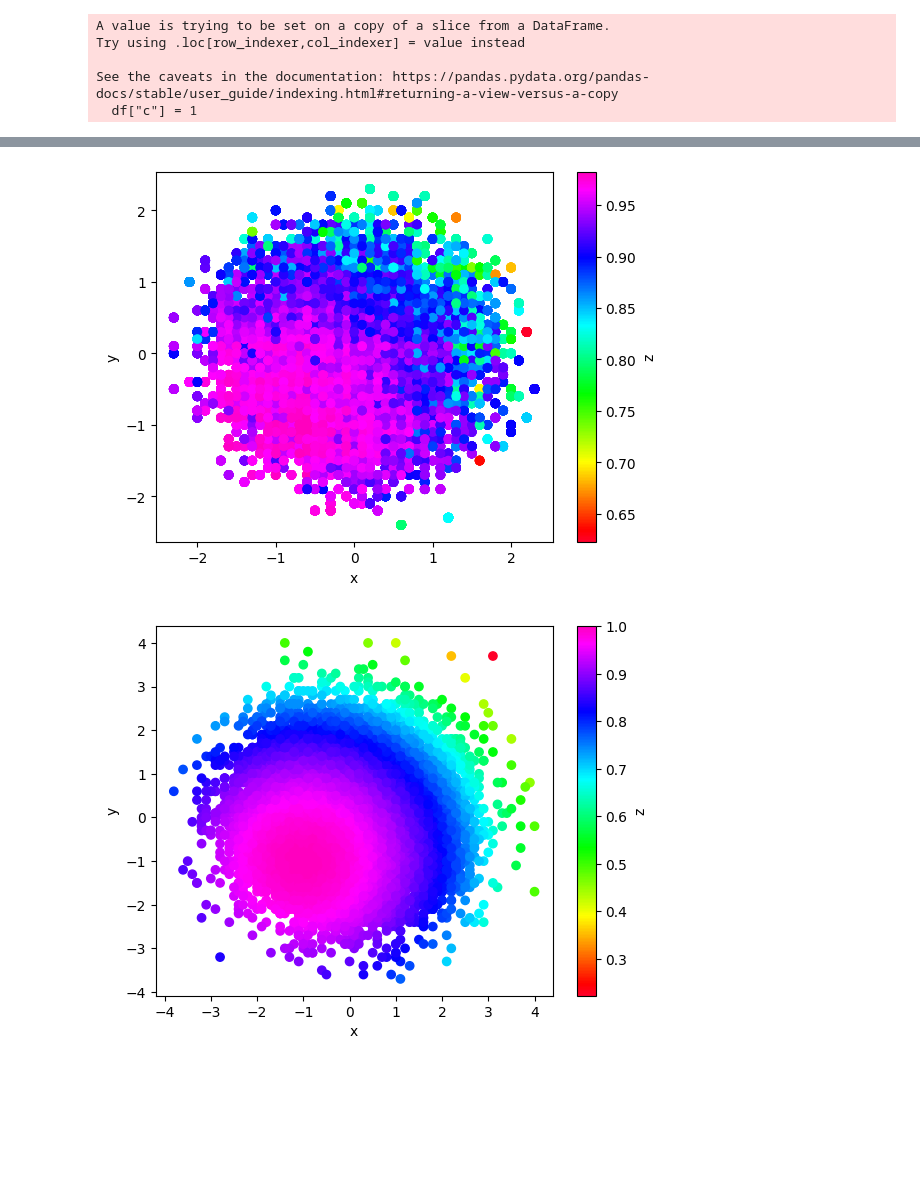
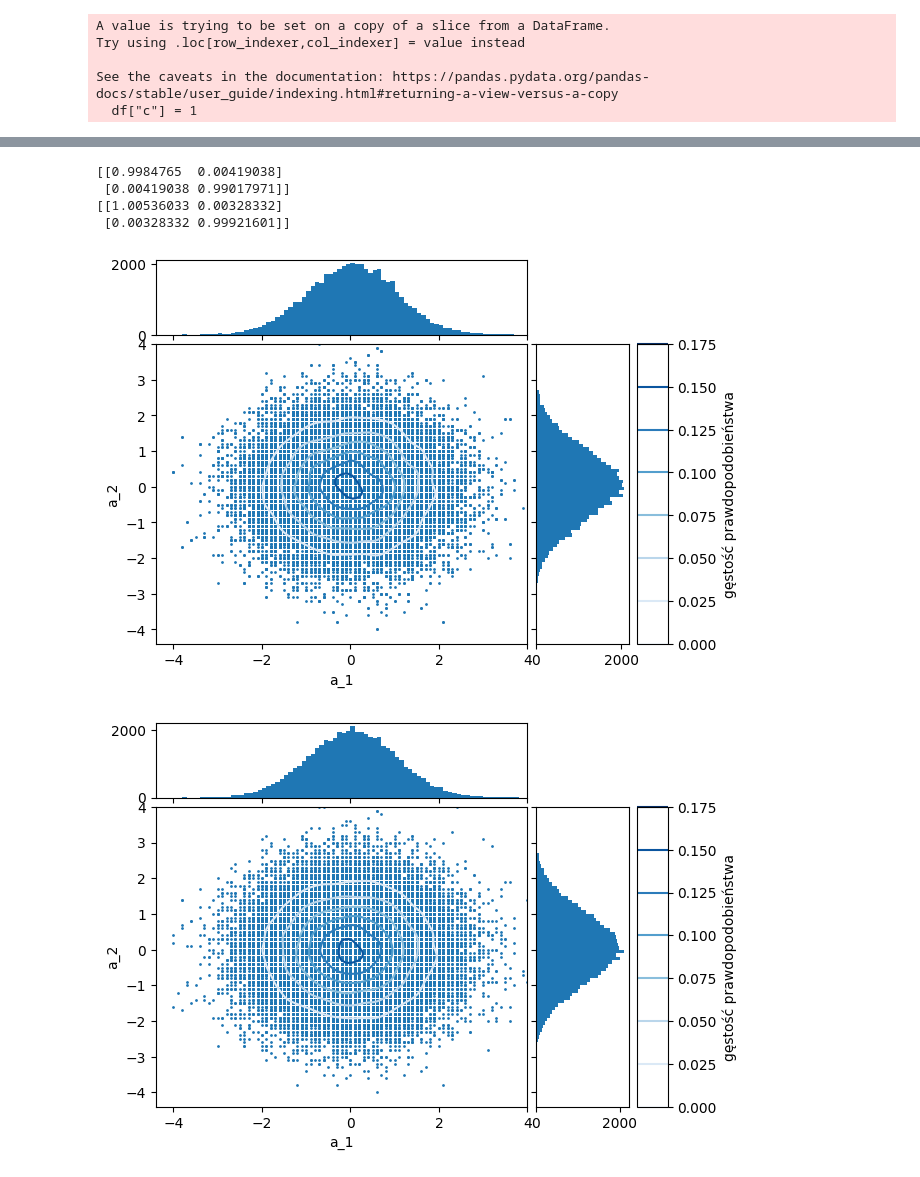
Before and after one commit to JakubDmochowski/Masters-Thesis-Aggregate-Observations, a Jupyter notebook: distribution_dependence.ipynb, the cells around one changed output, grey strips where cells are left out. Saved outputs shown, nothing was run; the diff lists cells and outputs as text; code cells hidden in the pictures; blank space fills up the shorter version.

```diff
--- a/distribution_dependence.ipynb
+++ b/distribution_dependence.ipynb
@@ -342,13 +603,23 @@ DG.generate_entry()
 # %%
+NUM_GENERATED = 50000
 data_yp = [[prob_func(x)[1], prob_2_func(x)[1]] for x in data_x]
 gen_data_x = []
-gen_data_y = []
-for i in tqdm(range(num_entries)):
-    x, y = DG.generate_entry()
+gen_data_y1 = []
+gen_data_y2 = []
+for i in tqdm(range(NUM_GENERATED)):
+    x, y1, y2 = DG.generate_entry()
     gen_data_x.append([float(entry) for entry in x])
-    gen_data_y.append([float(entry) for entry in y])
-plot(data_x=np.array(gen_data_x), data_y=np.array(gen_data_y))
-plot(data_x=np.array(data_x), data_y=np.array(data_yp))
+    gen_data_y1.append([float(entry) for entry in y1])
+    gen_data_y2.append([float(entry) for entry in y2])
-# %% [output]
-[figure, removed]
-[figure, removed]
+# %%
+levels = plot_hist(data_x=np.array(gen_data_x))
+print(np.cov(np.array(gen_data_x).T))
+plot_hist(data_x=data_x, levels=levels)
+print(np.cov(np.array(data_x).T))
+# %% [output]
+[[0.9984765  0.00419038]
+ [0.00419038 0.99017971]]
+[[1.00536033 0.00328332]
+ [0.00328332 0.99921601]]
+[figure, added]
+[figure, added]
```
Also changed, not shown: parts of 35 cells of this notebook, 10 other files.
